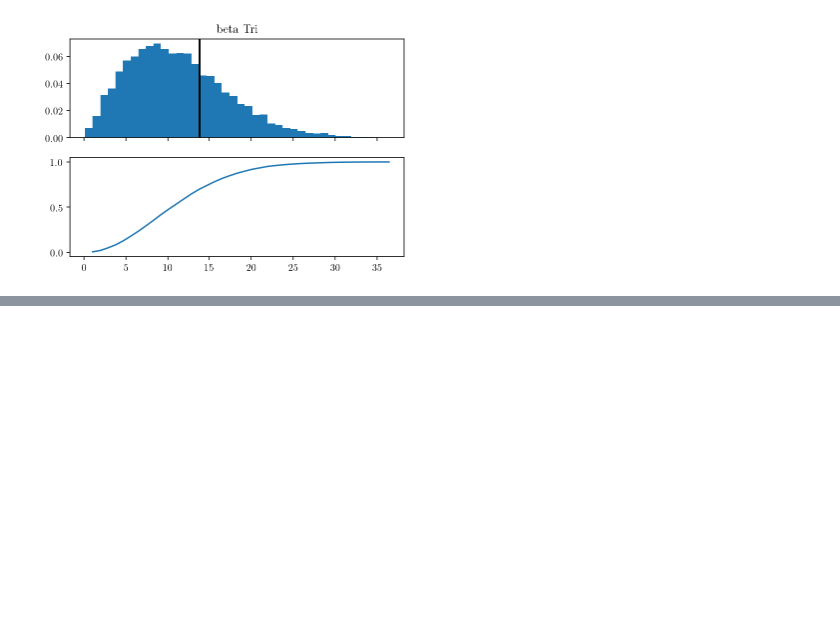
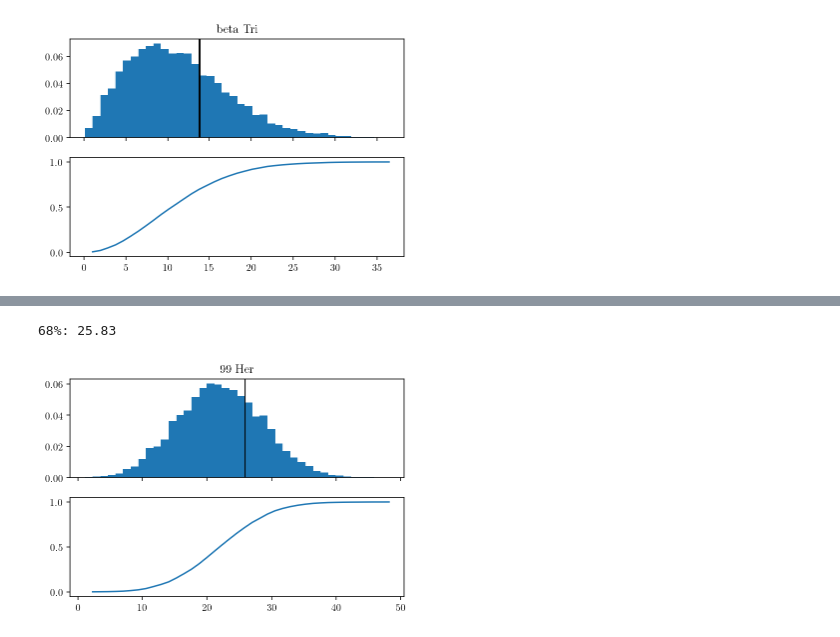
Before and after one commit to iancze/hierarchical-mutual-inclinations, a Jupyter notebook: MutualInclinationUncertainty.ipynb, the cells around one changed output, grey strips where cells are left out. Saved outputs shown, nothing was run; the diff lists cells and outputs as text; code cells hidden in the pictures; blank space fills up the shorter version.

```diff
--- a/MutualInclinationUncertainty.ipynb
+++ b/MutualInclinationUncertainty.ipynb
@@ -82,0 +105,5 @@ analyze_system(table[2])
+# %%
+analyze_system(table[5])
+# %% [output]
+68%: 25.83
+[figure, added]
```
Also changed, not shown: parts of 6 cells of this notebook.
